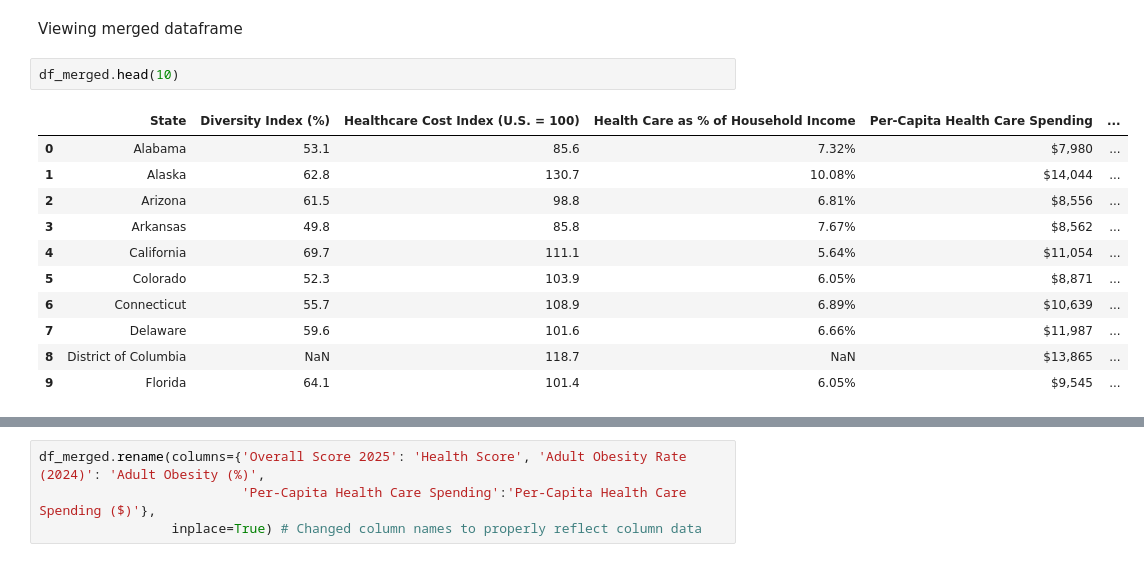
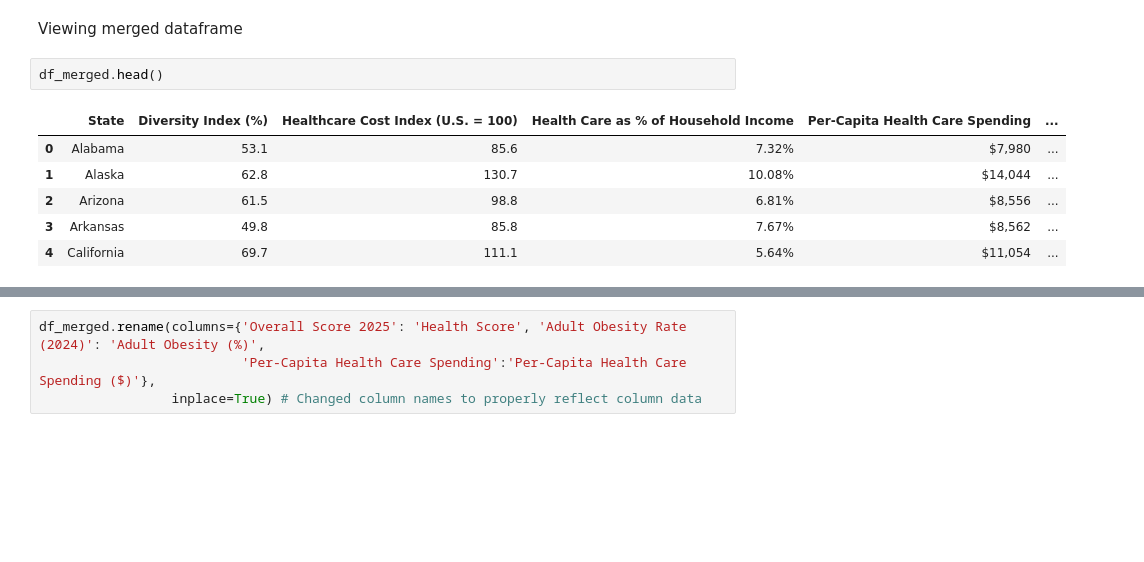
Before and after one commit to maxwellicharia/US-State-Health-Data-Analysis, a Jupyter notebook: US States Health Analysis.ipynb, the cells around one changed output, grey strips where cells are left out. Cells and saved outputs as stored; diff of their text form; blank space fills up the shorter version.

```diff
--- a/US States Health Analysis.ipynb
+++ b/US States Health Analysis.ipynb
@@ -37,16 +37,11 @@ df_merged = reduce(lambda  left, right: pd.merge(left, right, on=['State'], how=
 # %% [markdown]
 Viewing merged dataframe
 # %%
-df_merged.head(10)
+df_merged.head()
 # %% [output]
 |  | State | Diversity Index (%) | Healthcare Cost Index (U.S. = 100) | Health Care as % of Household Income | Per-Capita Health Care Spending | ... |
 | 0 | Alabama | 53.1 | 85.6 | 7.32% | $7,980 | ... |
 | 1 | Alaska | 62.8 | 130.7 | 10.08% | $14,044 | ... |
 | 2 | Arizona | 61.5 | 98.8 | 6.81% | $8,556 | ... |
 | 3 | Arkansas | 49.8 | 85.8 | 7.67% | $8,562 | ... |
 | 4 | California | 69.7 | 111.1 | 5.64% | $11,054 | ... |
-| 5 | Colorado | 52.3 | 103.9 | 6.05% | $8,871 | ... |
-| 6 | Connecticut | 55.7 | 108.9 | 6.89% | $10,639 | ... |
-| 7 | Delaware | 59.6 | 101.6 | 6.66% | $11,987 | ... |
-| 8 | District of Columbia | NaN | 118.7 | NaN | $13,865 | ... |
-| 9 | Florida | 64.1 | 101.4 | 6.05% | $9,545 | ... |
```
Also changed, not shown: parts of 19 cells of this notebook, 1 other file.
